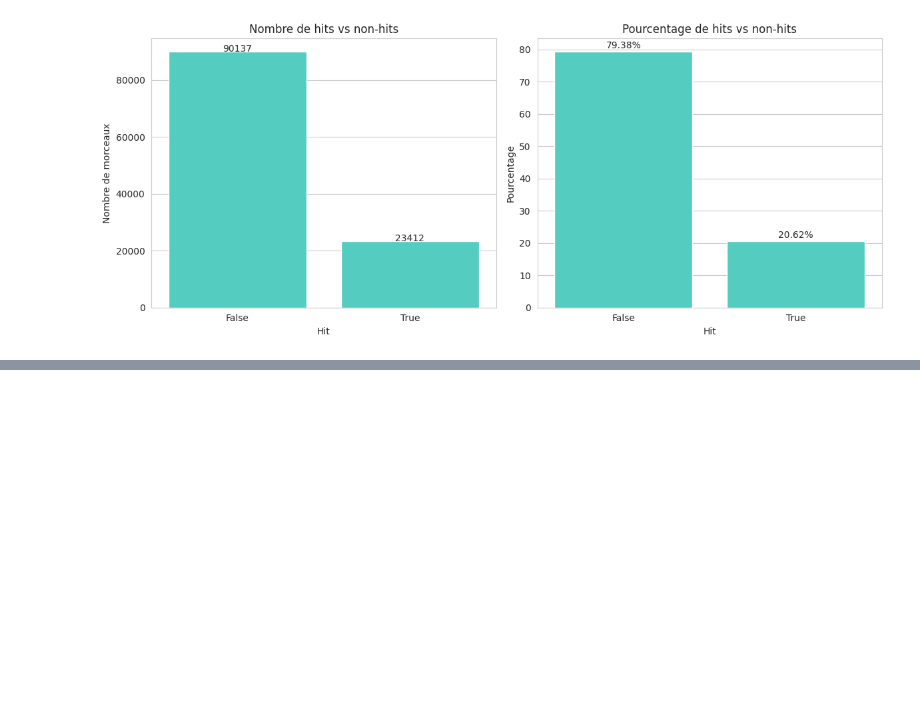
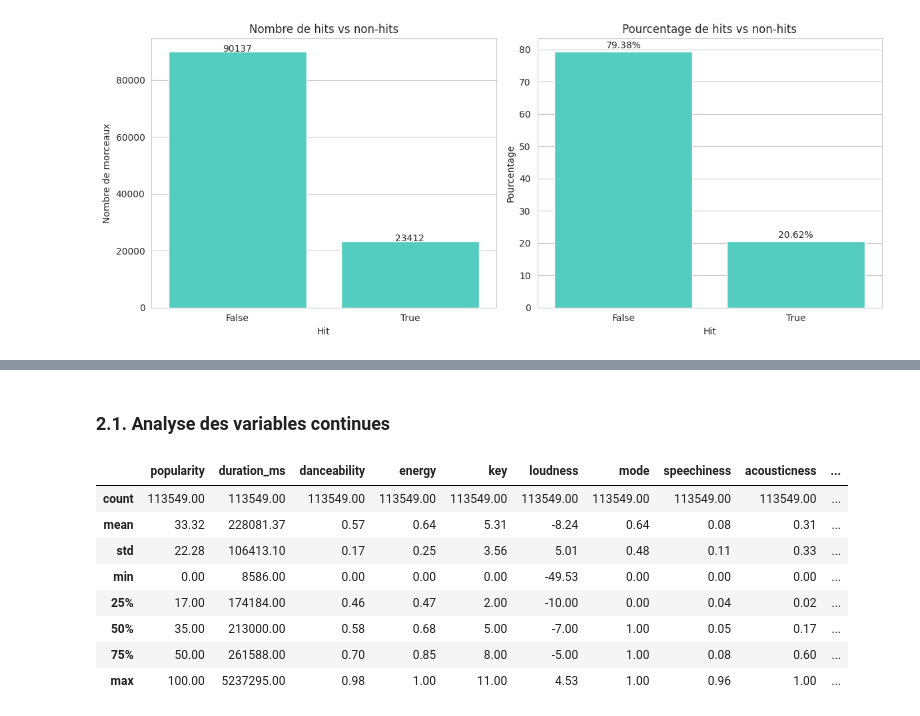
Before and after one commit to elo-labs/spotify-hit-prediction, a Jupyter notebook: notebooks/eda.ipynb, the cells around one changed output, grey strips where cells are left out. Cells and saved outputs as stored; diff of their text form; code cells hidden in the pictures; blank space fills up the shorter version.

```diff
--- a/notebooks/eda.ipynb
+++ b/notebooks/eda.ipynb
@@ -358,0 +395,14 @@ Ce léger déséquilibre de classes devra être pris en compte lors de la modél
+# %% [markdown]
+### 2.1. Analyse des variables continues
+# %%
+df.describe().round(2)
+# %% [output]
+|  | popularity | duration_ms | danceability | energy | key | loudness | mode | speechiness | acousticness | ... |
+| count | 113549.00 | 113549.00 | 113549.00 | 113549.00 | 113549.00 | 113549.00 | 113549.00 | 113549.00 | 113549.00 | ... |
+| mean | 33.32 | 228081.37 | 0.57 | 0.64 | 5.31 | -8.24 | 0.64 | 0.08 | 0.31 | ... |
+| std | 22.28 | 106413.10 | 0.17 | 0.25 | 3.56 | 5.01 | 0.48 | 0.11 | 0.33 | ... |
+| min | 0.00 | 8586.00 | 0.00 | 0.00 | 0.00 | -49.53 | 0.00 | 0.00 | 0.00 | ... |
+| 25% | 17.00 | 174184.00 | 0.46 | 0.47 | 2.00 | -10.00 | 0.00 | 0.04 | 0.02 | ... |
+| 50% | 35.00 | 213000.00 | 0.58 | 0.68 | 5.00 | -7.00 | 1.00 | 0.05 | 0.17 | ... |
+| 75% | 50.00 | 261588.00 | 0.70 | 0.85 | 8.00 | -5.00 | 1.00 | 0.08 | 0.60 | ... |
+| max | 100.00 | 5237295.00 | 0.98 | 1.00 | 11.00 | 4.53 | 1.00 | 0.96 | 1.00 | ... |
```
Also changed, not shown: parts of 22 cells of this notebook, 1 other file.
